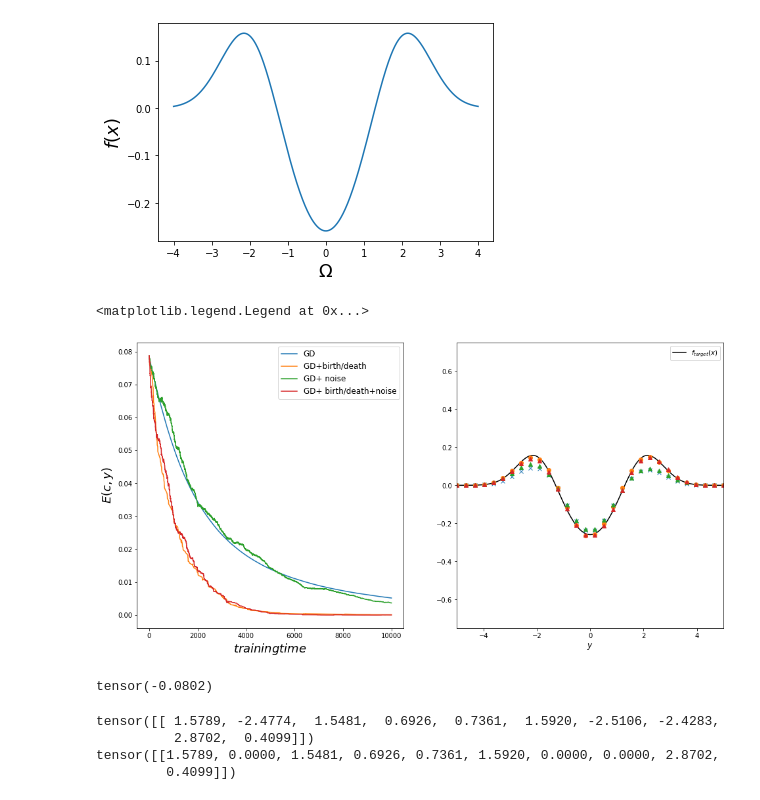
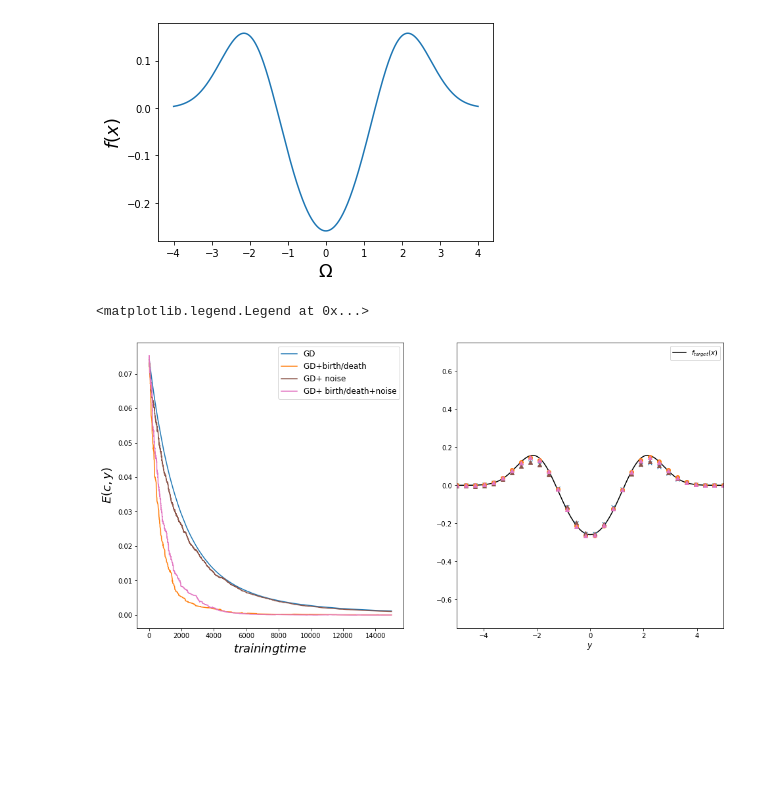
Before and after one commit to sharkjingyang/Graduate-thesis-code, a Jupyter notebook: Gaussian mix/noise.ipynb, the cells around one changed output. Drawn from its saved outputs; the diff is of its cells as text; code cells hidden in the pictures; blank space fills up the shorter version.

```diff
--- a/Gaussian mix/noise.ipynb
+++ b/Gaussian mix/noise.ipynb
@@ -98,5 +98,5 @@ def Lc(ys,cs,xsbatch,ysbatch):
 # %%
-def step_charges(ys, cs, n,xsbatch,ysbatch, dt=5e-2):
+def step_chargesoriginal(ys, cs, n,xsbatch,ysbatch, dt=5e-2):
 
     c=(dF(ys,cs,xsbatch,ysbatch) + dK(ys,cs,xsbatch) )
     d=(F(ys,xsbatch,ysbatch) + K(ys,cs,xsbatch) )
@@ -112,8 +112,8 @@ def step_chargesnoise(ys, cs, n,xsbatch,ysbatch, dt=5e-2):
     d=(F(ys,xsbatch,ysbatch) + K(ys,cs,xsbatch) )
     V= cs*(F(ys,xsbatch,ysbatch)+K(ys,cs,xsbatch))
     zerotensor=torch.zeros(n,1)
-    ys_new = ys - dt * c+np.sqrt(dt)*sigma*torch.from_numpy(np.random.normal(0,1,(n,1)))*np.sqrt(V.var())
-    cs_new = cs - dt * d+np.sqrt(dt)*sigma*torch.from_numpy(np.random.normal(0,1,(n,1)))*np.sqrt(V.var())
+    ys_new = ys - dt * c+sigma*torch.from_numpy(np.random.normal(0,np.sqrt(dt),(n,1)))*(torch.max((V-torch.mean(V)).float(),zerotensor.float()))
+    cs_new = cs - dt * d+sigma*torch.from_numpy(np.random.normal(0,np.sqrt(dt),(n,1)))*(torch.max((V-torch.mean(V)).float(),zerotensor.float()))
     # ys_new = ys - dt * (dF(ys,cs,xsbatch,ysbatch) + dK(ys,cs,xsbatch) )
     # cs_new = cs - dt * (F(ys,xsbatch,ysbatch) + K(ys,cs,xsbatch) )
     return ys_new, cs_new
@@ -161,5 +160,5 @@ def run_traj(n, n_steps, ys, cs, dt=5e-3):
 
         traj[i,0,:] = ys.flatten()
         traj[i,1,:] = cs.flatten()
-        ys, cs = step_charges(ys, cs,n,xsbatch,ysbatch,dt=dt)
+        ys, cs = step_chargesoriginal(ys, cs,n,xsbatch,ysbatch,dt=dt)
     return traj
@@ -357,11 +390,10 @@ def run_traj_noise_bd(n, n_steps, ys, cs,alpha=1, dt=5e-2):
 # %%
-
-n_steps = 10000
-sigma=10
+n_steps = 15000
 ysinitial=4*torch.rand([n,1])-2
 csinitial=torch.randn(ysinitial.shape)
+sigma=10
 traj_gd = run_traj(n, n_steps,ysinitial,csinitial,dt=1e-2)
-traj_s1 = run_traj_bd(n, n_steps, ysinitial, csinitial,alpha=5, dt=1e-2)
+traj_s1 = run_traj_original(n, n_steps, ysinitial, csinitial,alpha=5, dt=1e-2)
 traj_s2 = run_traj_noise(n, n_steps,ysinitial,csinitial, dt=1e-2)
 traj_s3 = run_traj_noise_bd(n, n_steps,ysinitial,csinitial,alpha=5, dt=1e-2)
 # %%
@@ -376,44 +408,26 @@ def err(traj):
 # %%
 fig, [ax1, ax2] = plt.subplots(1,2,figsize=(16,8))
 ys = torch.linspace(-5,5,100).reshape([100,1])
 ax1.set_ylabel(r"$E(c,y)$", fontsize=18)
 ax1.set_xlabel(r"$training time$", fontsize=18)
 ax1.plot(np.array(err(traj_gd)), label=r"GD",color=colors[0])
 ax1.plot(err(traj_s1), label=r"GD+birth/death ",color=colors[1])
-ax1.plot(err(traj_s2), label=r"GD+ noise", color=colors[2])
-ax1.plot(err(traj_s3), label=r"GD+ birth/death+noise", color=colors[3])
+ax1.plot(err(traj_s2), label=r"GD+ noise", color=colors[5])
+ax1.plot(err(traj_s3), label=r"GD+ birth/death+noise", color=colors[6])
 ax1.legend(fontsize=12, loc=0)
 
 ax2.set_xlabel(r"$y$", fontsize=12)
 ax2.set_xlim(-5,5)
 ax2.set_ylim(-0.75,0.75)
 xs = torch.linspace(-5,5,200).reshape(200,1)
 ax2.plot(xs.numpy(), f(xs).numpy(), "k", label=r"$f_{target}(x)$")
 n = traj_gd[0][0].shape[0]
 xs = torch.linspace(-5,5,30).reshape(30,1)
 ax2.plot(xs.numpy(), fn(xs, traj_gd[-1][1].reshape(n), traj_gd[-1][0].reshape(n), s2).numpy(), "x", color=colors[0])
 ax2.plot(xs.numpy(), fn(xs, traj_s1[-1][1].reshape(n), traj_s1[-1][0].reshape(n), s2).numpy(), "o", color=colors[1])
-ax2.plot(xs.numpy(), fn(xs, traj_s2[-1][1].reshape(n), traj_s2[-1][0].reshape(n), s2).numpy(), "^", color=colors[2])
-ax2.plot(xs.numpy(), fn(xs, traj_s3[-1][1].reshape(n), traj_s3[-1][0].reshape(n), s2).numpy(), "^", color=colors[3])
+ax2.plot(xs.numpy(), fn(xs, traj_s2[-1][1].reshape(n), traj_s2[-1][0].reshape(n), s2).numpy(), "^", color=colors[5])
+ax2.plot(xs.numpy(), fn(xs, traj_s3[-1][1].reshape(n), traj_s3[-1][0].reshape(n), s2).numpy(), "^", color=colors[6])
 ax2.legend()
-
-
-# fig.savefig("gaussian_convergence_full_supp.pdf")
 # %% [output]
 <matplotlib.legend.Legend at 0x...>
-[figure, old version]
+[figure, new version]
-# %%
-print(torch.mean(traj_gd-traj_s1))
-# %% [output]
-tensor(-0.0802)
-# %%
-a=torch.rand(1,10)*6-3
-print(a)
-zerotensor=torch.zeros(1,10)
-b=torch.max(a,zerotensor)
-print(b)
-# %% [output]
-tensor([[ 1.5789, -2.4774,  1.5481,  0.6926,  0.7361,  1.5920, -2.5106, -2.4283,
-          2.8702,  0.4099]])
-tensor([[1.5789, 0.0000, 1.5481, 0.6926, 0.7361, 1.5920, 0.0000, 0.0000, 2.8702,
-         0.4099]])
```
Also changed, not shown: parts of 8 cells of this notebook.
